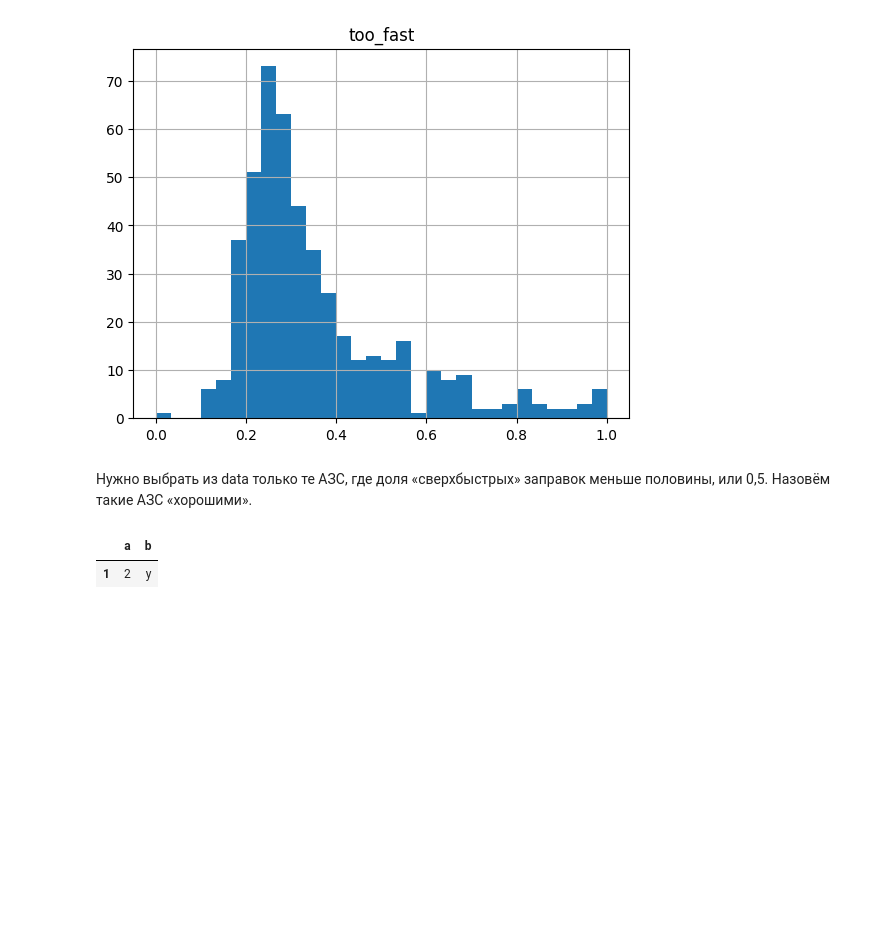
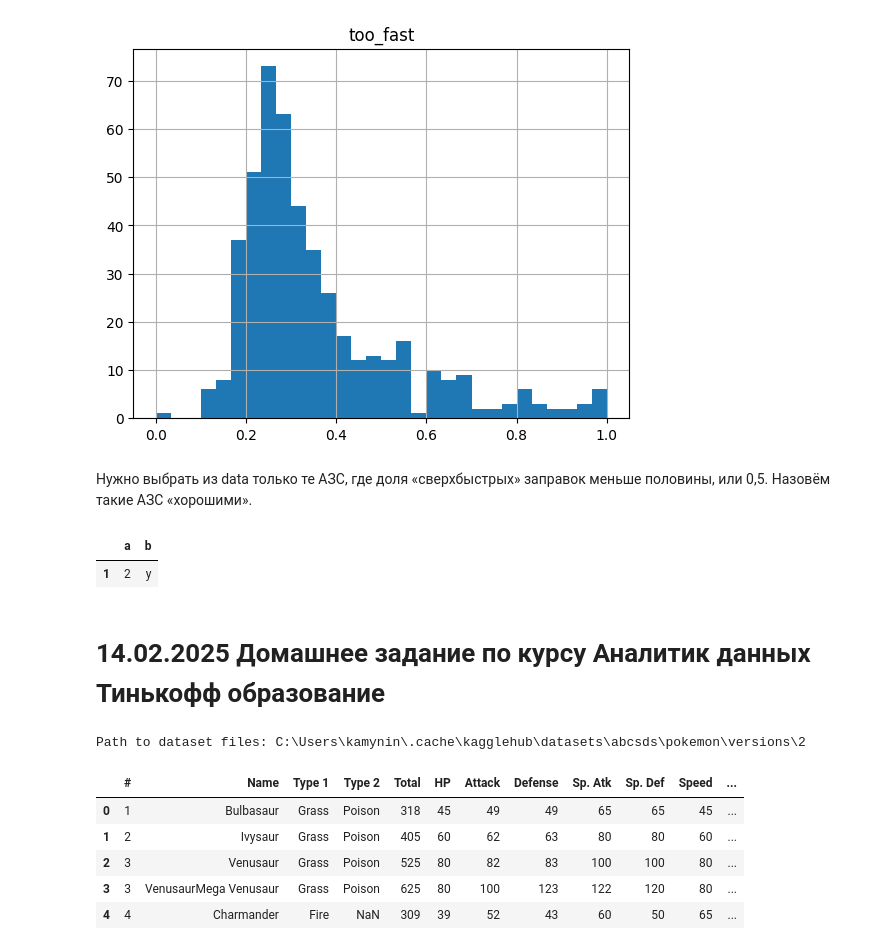
Before and after one commit to whogavehope/Learning-data-analysis, a Jupyter notebook: Курс Яндекс Часть 1.ipynb, the cells around one changed output. Cells and saved outputs as stored; diff of their text form; code cells hidden in the pictures; blank space fills up the shorter version.

```diff
--- a/Курс Яндекс Часть 1.ipynb
+++ b/Курс Яндекс Часть 1.ipynb
@@ -1477,3 +1477,14 @@ df.query('a in @x')
 # %% [output]
 |  | a | b |
 | 1 | 2 | y |
+# %% [markdown]
+# 14.02.2025 Домашнее задание по курсу Аналитик данных Тинькофф образование
+# %%
+import kagglehub
+
+# Download latest version
+path = kagglehub.dataset_download("abcsds/pokemon")
+
+print("Path to dataset files:", path)
+# %% [output]
+Path to dataset files: C:\Users\kamynin\.cache\kagglehub\datasets\abcsds\pokemon\versions\2
@@ -1479,0 +1493,9 @@ df.query('a in @x')
+# %%
+pokemon.head(5)
+# %% [output]
+|  | # | Name | Type 1 | Type 2 | Total | HP | Attack | Defense | Sp. Atk | Sp. Def | Speed | ... |
+| 0 | 1 | Bulbasaur | Grass | Poison | 318 | 45 | 49 | 49 | 65 | 65 | 45 | ... |
+| 1 | 2 | Ivysaur | Grass | Poison | 405 | 60 | 62 | 63 | 80 | 80 | 60 | ... |
+| 2 | 3 | Venusaur | Grass | Poison | 525 | 80 | 82 | 83 | 100 | 100 | 80 | ... |
+| 3 | 3 | VenusaurMega Venusaur | Grass | Poison | 625 | 80 | 100 | 123 | 122 | 120 | 80 | ... |
+| 4 | 4 | Charmander | Fire | NaN | 309 | 39 | 52 | 43 | 60 | 50 | 65 | ... |
```
Also changed, not shown: parts of 26 cells of this notebook, 3 other files.
